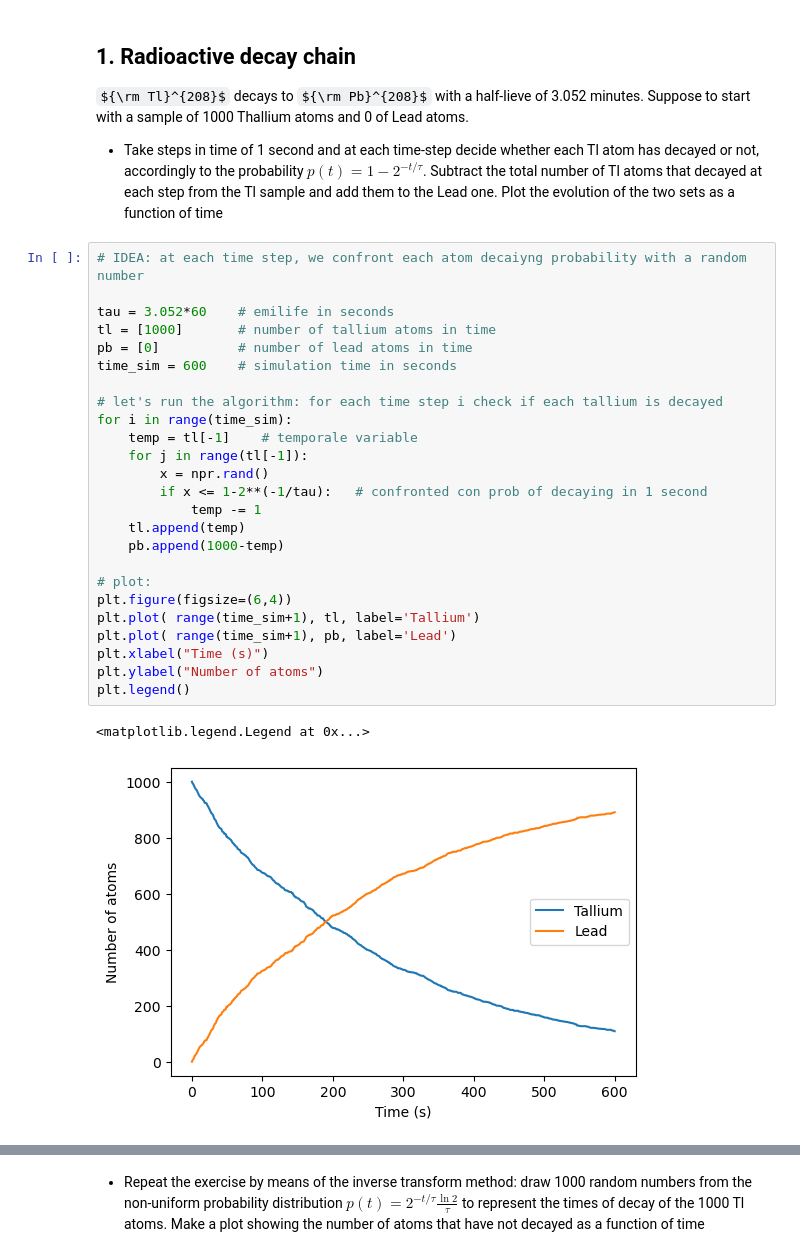
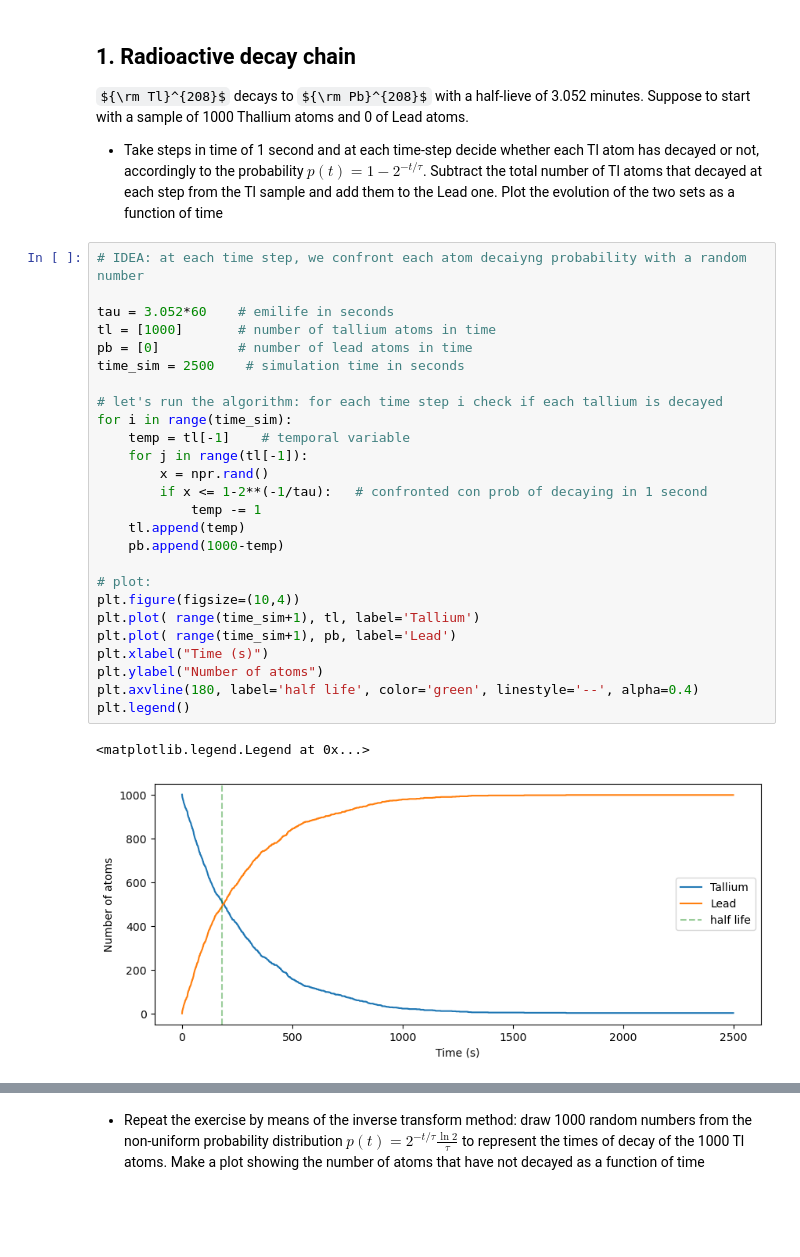
Before and after one commit to seccobenedetto/LCPA, a Jupyter notebook: 10ex_MonteCarlo.ipynb, the cells around one changed output, grey strips where cells are left out. Cells and saved outputs as stored; diff of their text form; some formulas as TeX source; blank space fills up the shorter version.

```diff
--- a/10ex_MonteCarlo.ipynb
+++ b/10ex_MonteCarlo.ipynb
@@ -14,28 +11,29 @@ ${\rm Tl}^{208}$ decays to ${\rm Pb}^{208}$ with a half-lieve of 3.052 minutes.
 # %%
 # IDEA: at each time step, we confront each atom decaiyng probability with a random number
 
 tau = 3.052*60    # emilife in seconds
 tl = [1000]       # number of tallium atoms in time
 pb = [0]          # number of lead atoms in time
-time_sim = 600    # simulation time in seconds
+time_sim = 2500    # simulation time in seconds
 
 # let's run the algorithm: for each time step i check if each tallium is decayed
 for i in range(time_sim):
-    temp = tl[-1]    # temporale variable
+    temp = tl[-1]    # temporal variable
     for j in range(tl[-1]):
         x = npr.rand()
         if x <= 1-2**(-1/tau):   # confronted con prob of decaying in 1 second
             temp -= 1
     tl.append(temp)
     pb.append(1000-temp)
 
 # plot:
-plt.figure(figsize=(6,4))
+plt.figure(figsize=(10,4))
 plt.plot( range(time_sim+1), tl, label='Tallium')
 plt.plot( range(time_sim+1), pb, label='Lead')
 plt.xlabel("Time (s)")
 plt.ylabel("Number of atoms")
+plt.axvline(180, label='half life', color='green', linestyle='--', alpha=0.4)
 plt.legend()
 # %% [output]
 <matplotlib.legend.Legend at 0x...>
-[figure, old version]
+[figure, new version]
```
Also changed, not shown: parts of 17 cells of this notebook, 2 other files.
